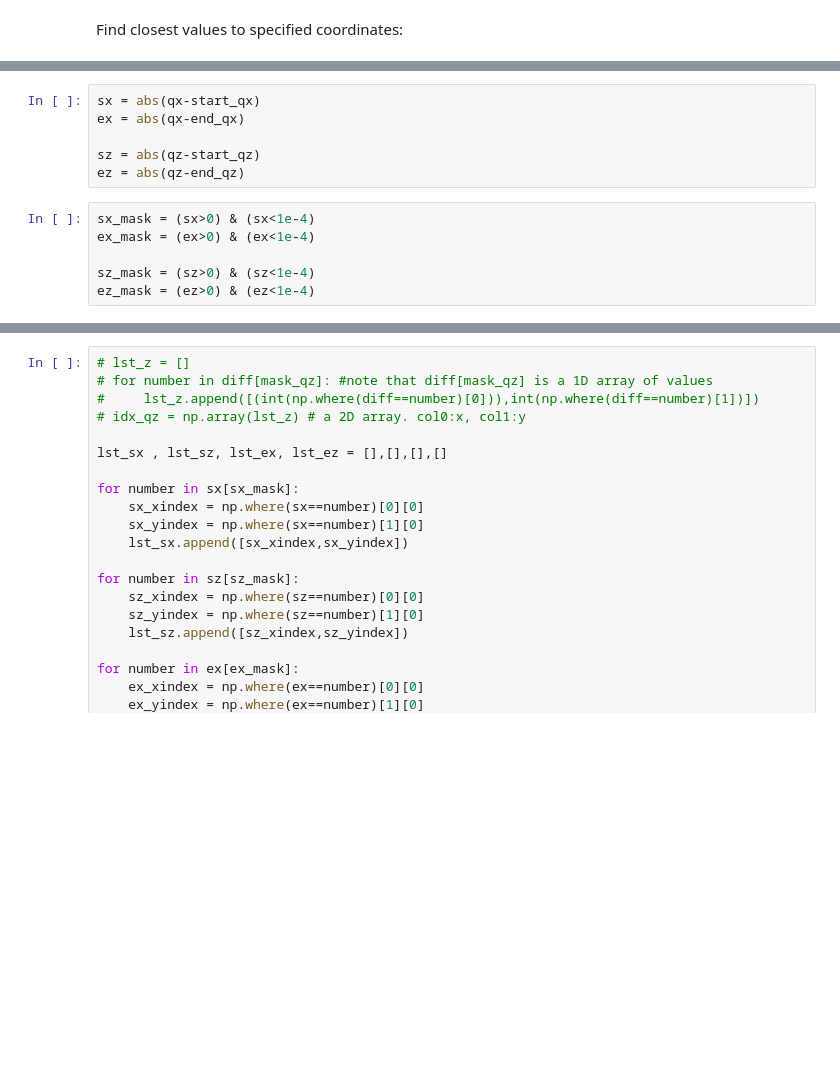
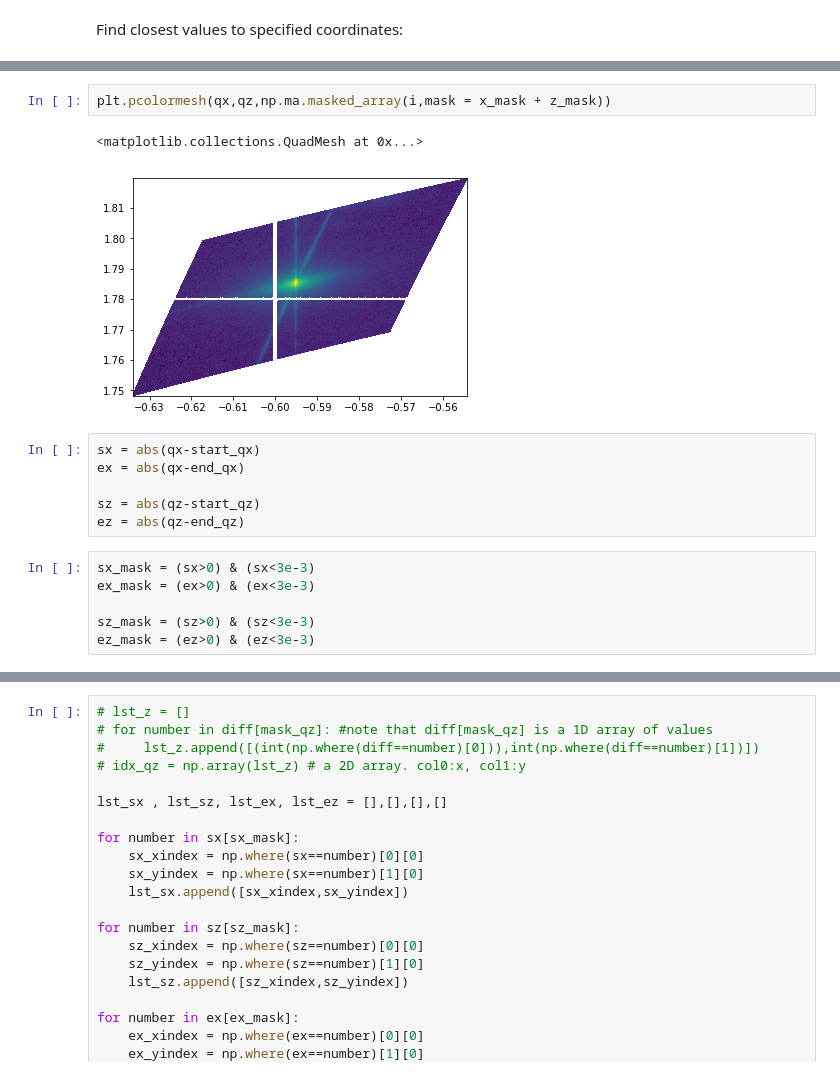
Before and after one commit to ezatterin/edoxrd, a Jupyter notebook: examples/devel_cuts.ipynb, the cells around one changed output, grey strips where cells are left out. Cells and saved outputs as stored; diff of their text form; blank space fills up the shorter version.

```diff
--- a/examples/devel_cuts.ipynb
+++ b/examples/devel_cuts.ipynb
@@ -83,3 +108,8 @@ Find closest values to specified coordinates:
+# %%
+plt.pcolormesh(qx,qz,np.ma.masked_array(i,mask = x_mask + z_mask))
+# %% [output]
+<matplotlib.collections.QuadMesh at 0x...>
+[figure, added]
 # %%
 sx = abs(qx-start_qx)
 ex = abs(qx-end_qx)
@@ -87,11 +117,11 @@ ex = abs(qx-end_qx)
 sz = abs(qz-start_qz)
 ez = abs(qz-end_qz)
 # %%
-sx_mask = (sx>0) & (sx<1e-4)
-ex_mask = (ex>0) & (ex<1e-4)
+sx_mask = (sx>0) & (sx<3e-3)
+ex_mask = (ex>0) & (ex<3e-3)
 
-sz_mask = (sz>0) & (sz<1e-4)
-ez_mask = (ez>0) & (ez<1e-4)
+sz_mask = (sz>0) & (sz<3e-3)
+ez_mask = (ez>0) & (ez<3e-3)
 # %%
 fig,((ax1,ax2),(ax3,ax4)) = plt.subplots(2,2,sharey=True,figsize=(10,7))
 ax1.pcolormesh(sx_mask);ax1.set_title('sx_mask')
```
Also changed, not shown: parts of 12 cells of this notebook.
